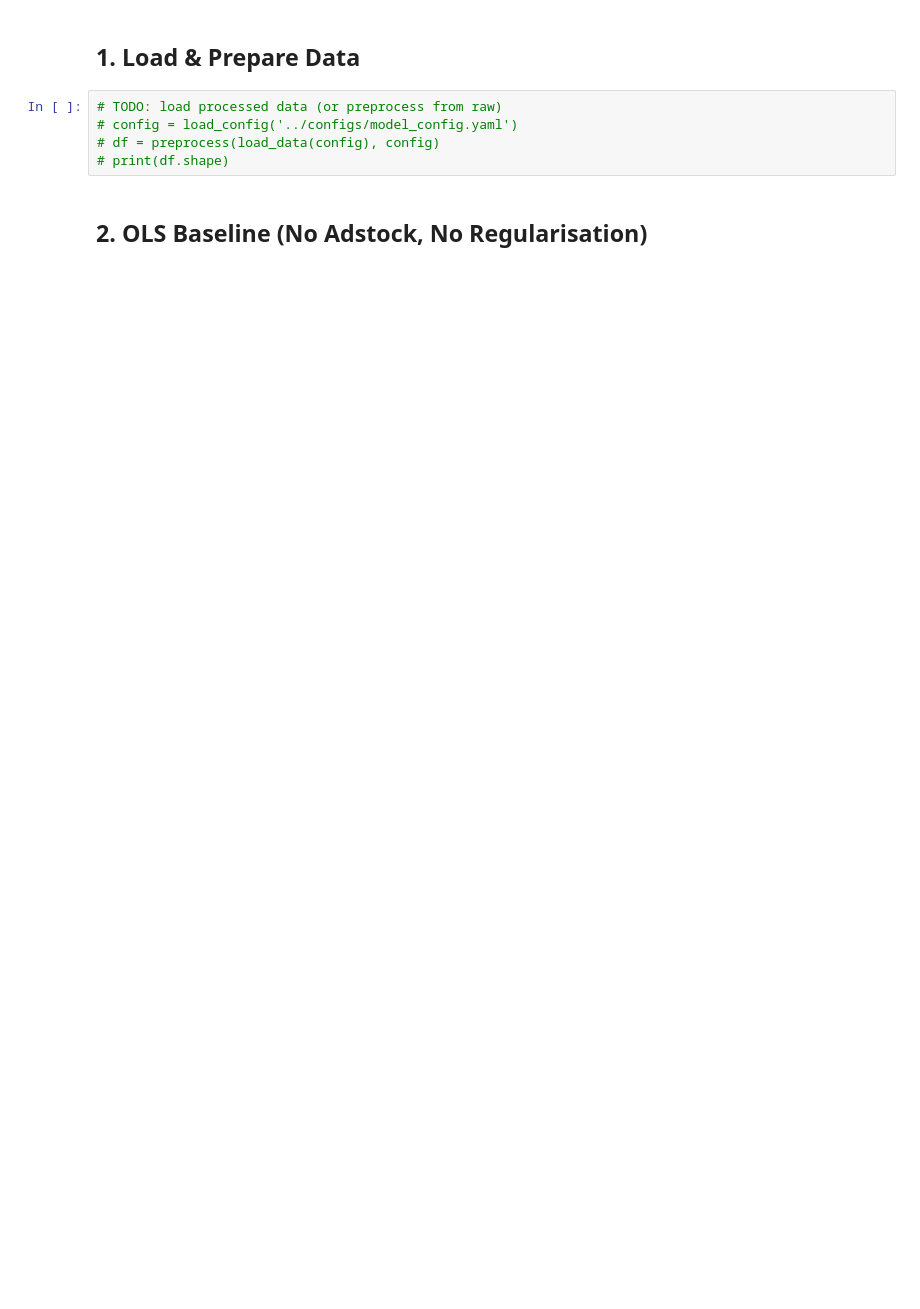
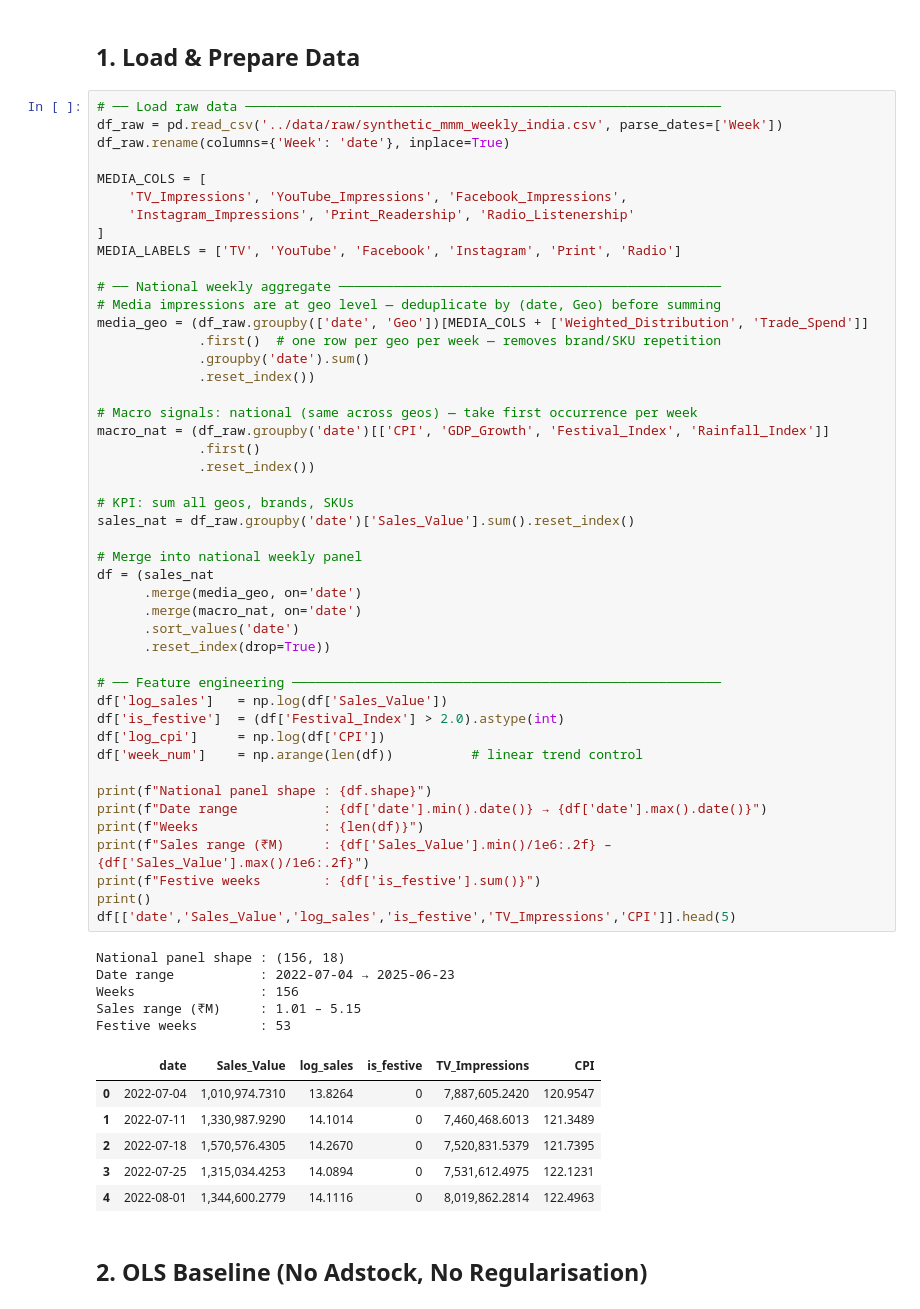
Before and after one commit to biplobgon/marketing-mix-modelling, a Jupyter notebook: notebooks/02_classical_mmm_regression.ipynb, the cells around one changed output. Cells and saved outputs as stored; diff of their text form; blank space fills up the shorter version.

```diff
--- a/notebooks/02_classical_mmm_regression.ipynb
+++ b/notebooks/02_classical_mmm_regression.ipynb
@@ -34,10 +43,63 @@ warnings.filterwarnings('ignore')
 # %% [markdown]
 ## 1. Load & Prepare Data
 # %%
-# TODO: load processed data (or preprocess from raw)
-# config = load_config('../configs/model_config.yaml')
-# df = preprocess(load_data(config), config)
-# print(df.shape)
+# ── Load raw data ─────────────────────────────────────────────────────────────
+df_raw = pd.read_csv('../data/raw/synthetic_mmm_weekly_india.csv', parse_dates=['Week'])
+df_raw.rename(columns={'Week': 'date'}, inplace=True)
+
+MEDIA_COLS = [
+    'TV_Impressions', 'YouTube_Impressions', 'Facebook_Impressions',
+    'Instagram_Impressions', 'Print_Readership', 'Radio_Listenership'
+]
+MEDIA_LABELS = ['TV', 'YouTube', 'Facebook', 'Instagram', 'Print', 'Radio']
+
+# ── National weekly aggregate ─────────────────────────────────────────────────
+# Media impressions are at geo level — deduplicate by (date, Geo) before summing
+media_geo = (df_raw.groupby(['date', 'Geo'])[MEDIA_COLS + ['Weighted_Distribution', 'Trade_Spend']]
+             .first()  # one row per geo per week — removes brand/SKU repetition
+             .groupby('date').sum()
+             .reset_index())
+
+# Macro signals: national (same across geos) — take first occurrence per week
+macro_nat = (df_raw.groupby('date')[['CPI', 'GDP_Growth', 'Festival_Index', 'Rainfall_Index']]
+             .first()
+             .reset_index())
+
+# KPI: sum all geos, brands, SKUs
+sales_nat = df_raw.groupby('date')['Sales_Value'].sum().reset_index()
+
+# Merge into national weekly panel
+df = (sales_nat
+      .merge(media_geo, on='date')
+      .merge(macro_nat, on='date')
+      .sort_values('date')
+      .reset_index(drop=True))
+
+# ── Feature engineering ───────────────────────────────────────────────────────
+df['log_sales']   = np.log(df['Sales_Value'])
+df['is_festive']  = (df['Festival_Index'] > 2.0).astype(int)
+df['log_cpi']     = np.log(df['CPI'])
+df['week_num']    = np.arange(len(df))          # linear trend control
+
+print(f"National panel shape : {df.shape}")
+print(f"Date range           : {df['date'].min().date()} → {df['date'].max().date()}")
+print(f"Weeks                : {len(df)}")
+print(f"Sales range (₹M)     : {df['Sales_Value'].min()/1e6:.2f} – {df['Sales_Value'].max()/1e6:.2f}")
+print(f"Festive weeks        : {df['is_festive'].sum()}")
+print()
+df[['date','Sales_Value','log_sales','is_festive','TV_Impressions','CPI']].head(5)
+# %% [output]
+National panel shape : (156, 18)
+Date range           : 2022-07-04 → 2025-06-23
+Weeks                : 156
+Sales range (₹M)     : 1.01 – 5.15
+Festive weeks        : 53
+|  | date | Sales_Value | log_sales | is_festive | TV_Impressions | CPI |
+| 0 | 2022-07-04 | 1,010,974.7310 | 13.8264 | 0 | 7,887,605.2420 | 120.9547 |
+| 1 | 2022-07-11 | 1,330,987.9290 | 14.1014 | 0 | 7,460,468.6013 | 121.3489 |
+| 2 | 2022-07-18 | 1,570,576.4305 | 14.2670 | 0 | 7,520,831.5379 | 121.7395 |
+| 3 | 2022-07-25 | 1,315,034.4253 | 14.0894 | 0 | 7,531,612.4975 | 122.1231 |
+| 4 | 2022-08-01 | 1,344,600.2779 | 14.1116 | 0 | 8,019,862.2814 | 122.4963 |
 # %% [markdown]
 ## 2. OLS Baseline (No Adstock, No Regularisation)
 # %%
```
Also changed, not shown: parts of 10 cells of this notebook, 12 other files.
